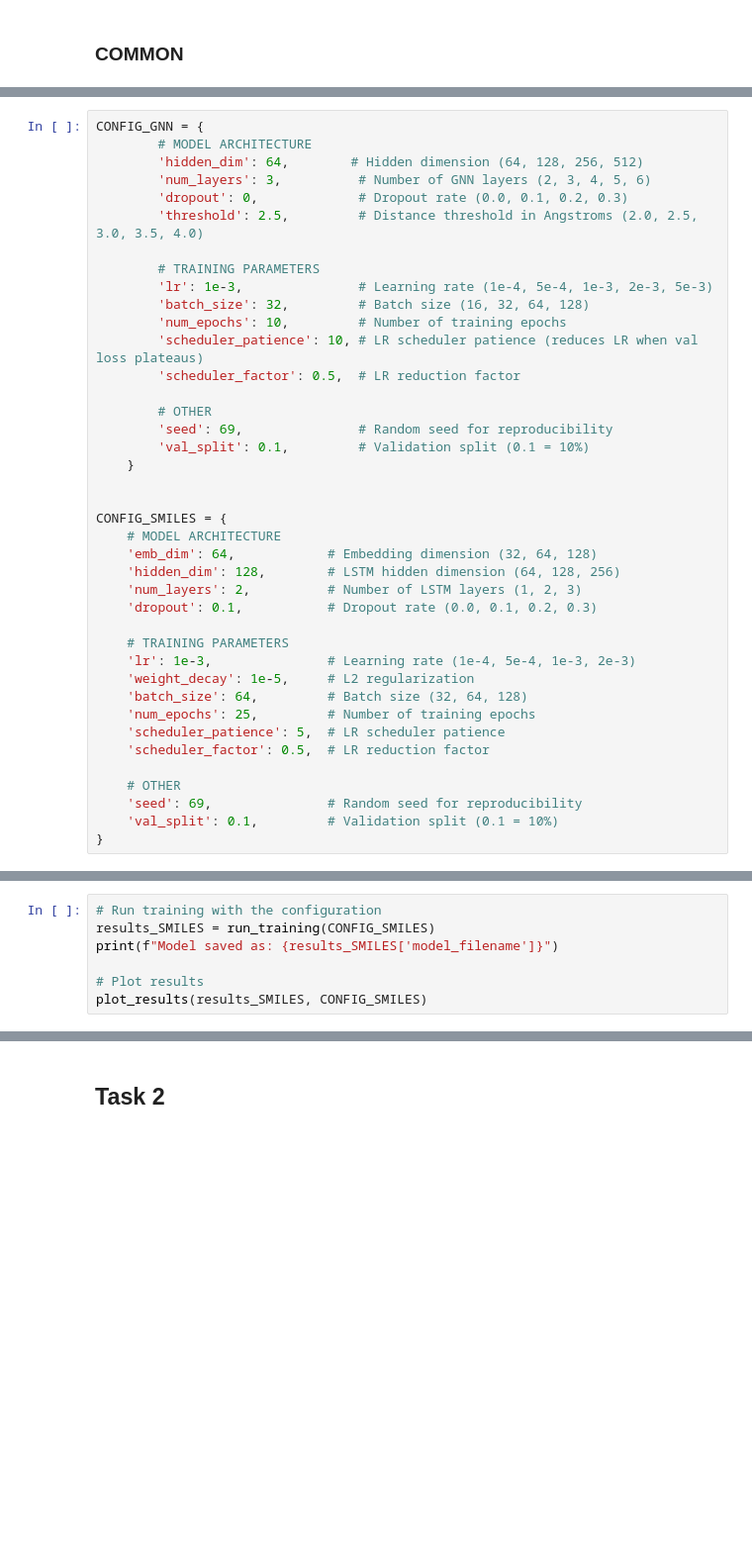
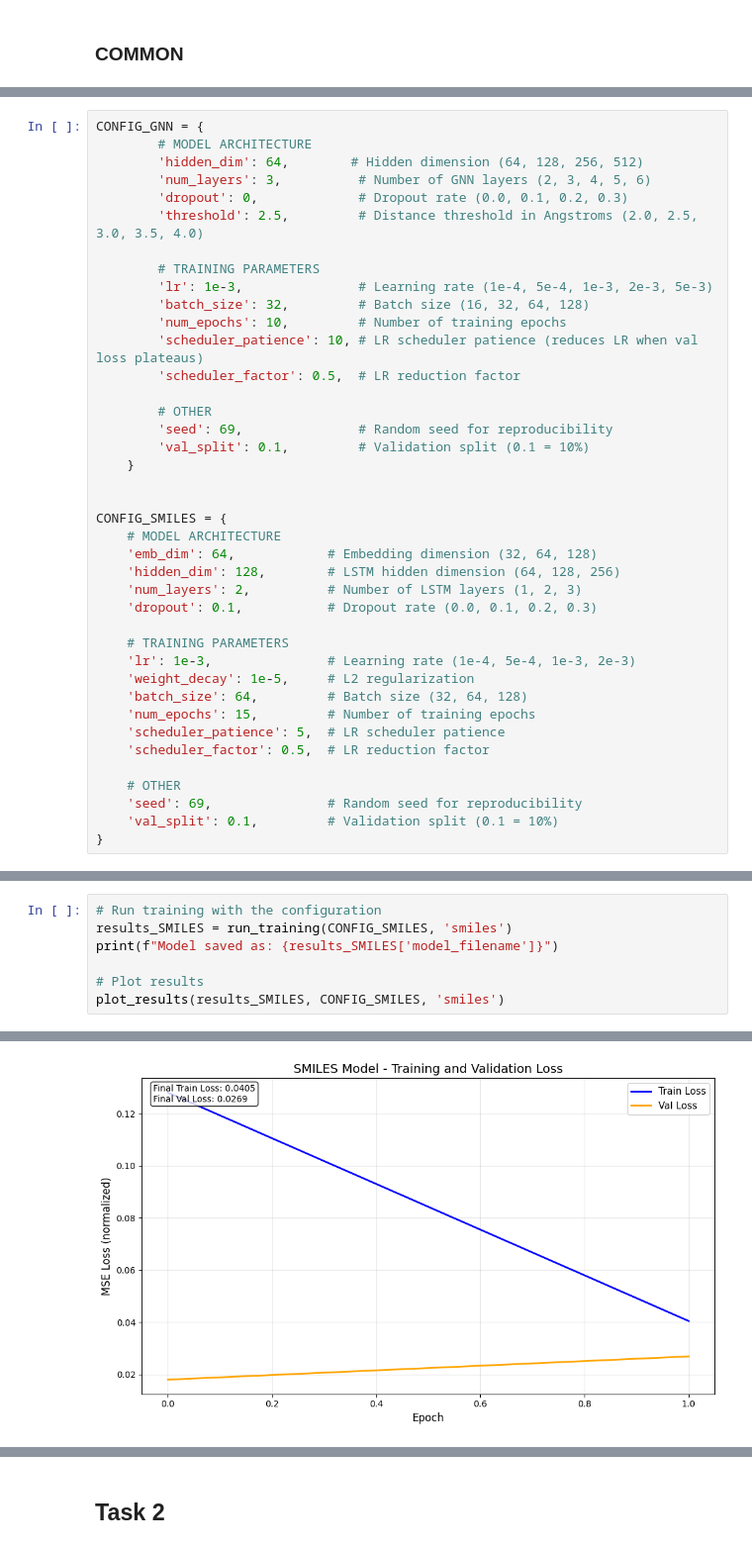
Before and after one commit to Pimsel/2AMM10-Assignments, a Jupyter notebook: ass2_skeleton.ipynb, the cells around one changed output, grey strips where cells are left out. Shown: that part at 99% size. Cells and saved outputs as stored; diff of their text form; blank space fills up the shorter version.

```diff
--- a/ass2_skeleton.ipynb
+++ b/ass2_skeleton.ipynb
@@ -829,7 +906,7 @@ CONFIG_SMILES = {
     'lr': 1e-3,               # Learning rate (1e-4, 5e-4, 1e-3, 2e-3)
     'weight_decay': 1e-5,     # L2 regularization
     'batch_size': 64,         # Batch size (32, 64, 128)
-    'num_epochs': 25,         # Number of training epochs
+    'num_epochs': 15,         # Number of training epochs
     'scheduler_patience': 5,  # LR scheduler patience
     'scheduler_factor': 0.5,  # LR reduction factor
 
@@ -904,7 +974,8 @@ plot_results(results_GNN, CONFIG_GNN)
 # %%
 # Run training with the configuration
-results_SMILES = run_training(CONFIG_SMILES)
+results_SMILES = run_training(CONFIG_SMILES, 'smiles')
 print(f"Model saved as: {results_SMILES['model_filename']}")
 
 # Plot results
-plot_results(results_SMILES, CONFIG_SMILES)
+plot_results(results_SMILES, CONFIG_SMILES, 'smiles')
+# %% [output]
@@ -910,0 +1024 @@ plot_results(results_SMILES, CONFIG_SMILES)
+[figure, added]
```
Also changed, not shown: parts of 11 cells of this notebook.
